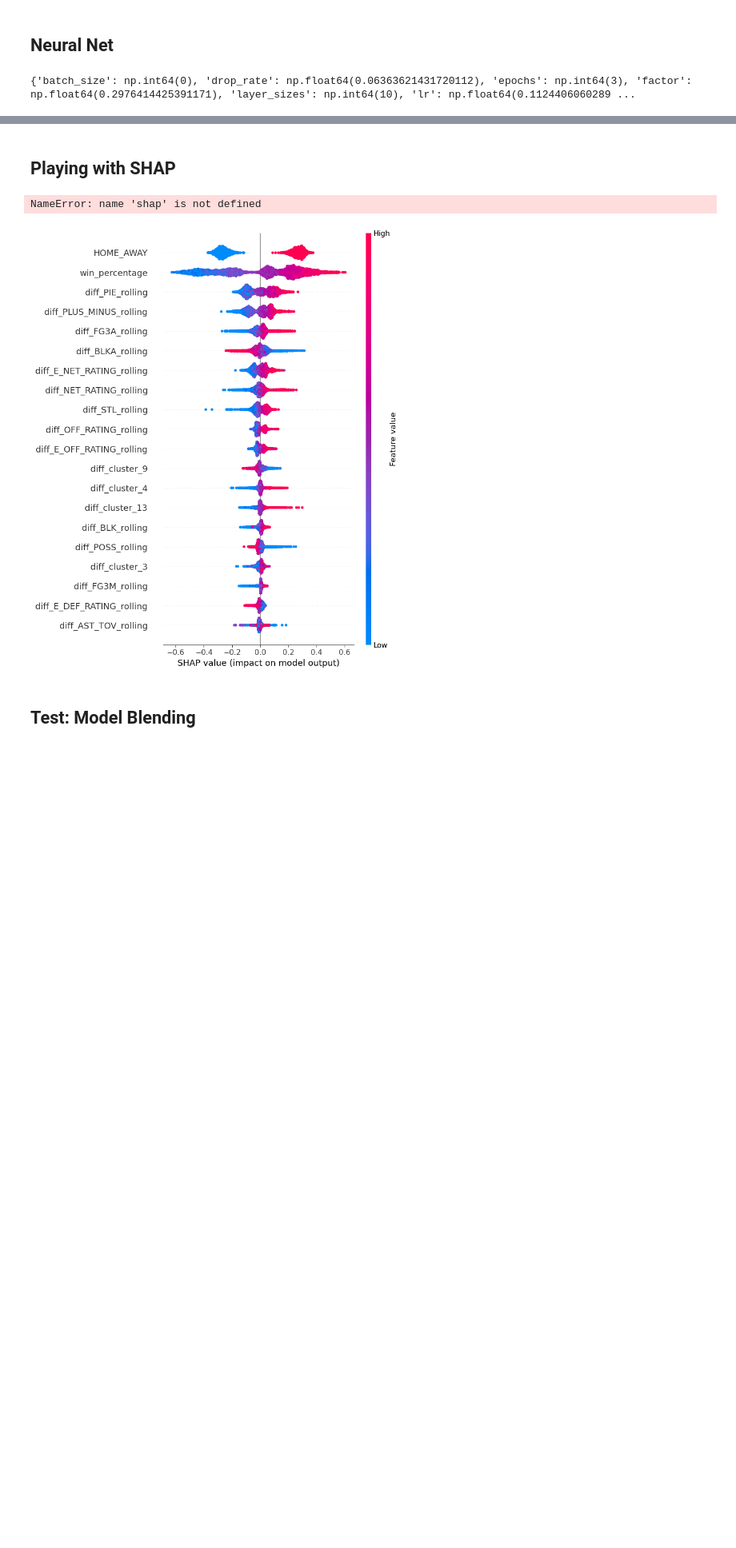
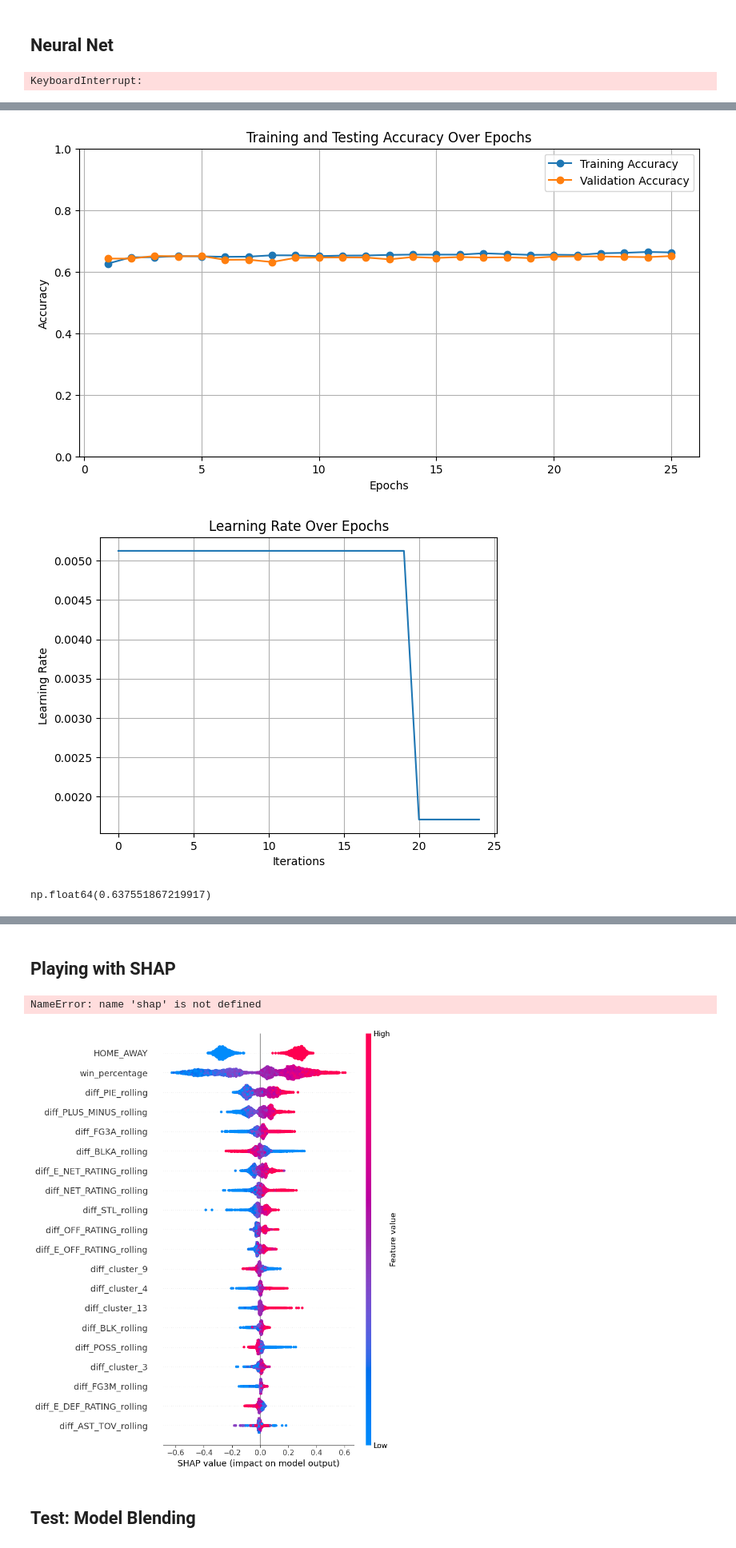
Before and after one commit to khodgema/Capstone, a Jupyter notebook: Methodology_results.ipynb, the cells around one changed output, grey strips where cells are left out. Shown at 80% size. Saved outputs shown, nothing was run; the diff lists cells and outputs as text; code cells hidden in the pictures; blank space fills up the shorter version.

```diff
--- a/Methodology_results.ipynb
+++ b/Methodology_results.ipynb
@@ -348,0 +371,4 @@ weighted avg       0.66      0.66      0.66      3747
+# %%
+log_reg = LogisticRegression(max_iter=1000, random_state=42)
+
+log_reg.fit(X_train_scaled_df_B, y_train_b)
@@ -352,14 +407,14 @@ weighted avg       0.66      0.66      0.66      3747
 param_grid = {
     'max_depth': [3,4,5,7],
     'learning_rate': [0.009,0.01,0.02],
-    'n_estimators': [100,200,300,500,800,1000],
+    'n_estimators': [100,200,300,500,800],
     'subsample': [0.6,0.7,0.8],
     'colsample_bytree': [0.6,0.7,0.8,0.9]
 }
 
 xgb_clf = xgb.XGBClassifier()
-grid_search = GridSearchCV(xgb_clf, param_grid, cv=5, scoring='accuracy', n_jobs=-1)
-grid_search.fit(X_train_scaled_df, y_train)
+grid_search = GridSearchCV(xgb_clf, param_grid, cv=5, scoring='accuracy')
+grid_search.fit(X_train_scaled_df_A, y_train_A)
 
 print("Best Parameters:", grid_search.best_params_)
 print("Best Validation Accuracy:", grid_search.best_score_)
@@ -404,0 +461,15 @@ weighted avg       0.66      0.66      0.66      3747
+# %%
+param_grid = {
+    'max_depth': [3,4,5,7,10,11],
+    'learning_rate': [0.009,0.01,0.02],
+    'n_estimators': [100,200,300,500,800],
+    'subsample': [0.6,0.7,0.8],
+    'colsample_bytree': [0.6,0.7,0.8,0.9]
+}
+
+xgb_clf = xgb.XGBClassifier()
+grid_search = GridSearchCV(xgb_clf, param_grid, cv=5, scoring='accuracy')
+grid_search.fit(X_train_scaled_df_B, y_train_b)
+
+print("Best Parameters:", grid_search.best_params_)
+print("Best Validation Accuracy:", grid_search.best_score_)
@@ -407,12 +515,12 @@ weighted avg       0.66      0.66      0.66      3747
 # %%
 #prep Data
 #convert to tensors
-X_train_tensor = torch.tensor(X_train_scaled_df.values, dtype=torch.float32)
-y_train_tensor = torch.tensor(y_train.values, dtype=torch.float32).unsqueeze(1)
-X_val_tensor = torch.tensor(X_val_scaled_df.values, dtype=torch.float32)
-y_val_tensor = torch.tensor(y_val.values, dtype=torch.float32).unsqueeze(1)
-X_test_tensor = torch.tensor(X_test_scaled_df.values, dtype=torch.float32)
-y_test_tensor = torch.tensor(y_test.values, dtype=torch.float32).unsqueeze(1)
+X_train_tensor = torch.tensor(X_train_scaled_df_B.values, dtype=torch.float32)
+y_train_tensor = torch.tensor(y_train_b.values, dtype=torch.float32).unsqueeze(1)
+X_val_tensor = torch.tensor(X_val_scaled_df_B.values, dtype=torch.float32)
+y_val_tensor = torch.tensor(y_val_b.values, dtype=torch.float32).unsqueeze(1)
+X_test_tensor = torch.tensor(X_test_scaled_df_B.values, dtype=torch.float32)
+y_test_tensor = torch.tensor(y_test_B.values, dtype=torch.float32).unsqueeze(1)
 
 # combine into tensor dataset
 train_dataset = TensorDataset(X_train_tensor, y_train_tensor)
@@ -533,21 +641,21 @@ space = {
 
 # Begin the hunt
 trials = Trials()
-best = fmin(fn=objective, space=space, algo=tpe.suggest, max_evals=600, trials=trials)
+best = fmin(fn=objective, space=space, algo=tpe.suggest, max_evals=200, trials=trials)
 
 print(best)
 # %% [output]
-{'batch_size': np.int64(0), 'drop_rate': np.float64(0.06363621431720112), 'epochs': np.int64(3), 'factor': np.float64(0.2976414425391171), 'layer_sizes': np.int64(10), 'lr': np.float64(0.1124406060289 ...
+KeyboardInterrupt:
 # %%
 # Instantiate the model, feed weights here to work with search function
-model = WinLossNet([400, 300, 150, 75, 37])
+model = WinLossNet([512, 1024, 512, 256, 128])
 
 #send to device
 model = model.to(device)
 
 # Define loss function and optimizer
 criterion = nn.BCEWithLogitsLoss()   # Combines Sigmoid + BCELoss, feeds data through sigmoid function
-optimizer = optim.Adam(model.parameters(), lr=0.0148128,weight_decay=0.006788 )#1e-5)
+optimizer = optim.Adam(model.parameters(), lr=0.0051244,weight_decay=0.000795 )#1e-5)
 
 ########even more kaden fun, let
 model, optimizer = ipex.optimize(model, optimizer=optimizer, dtype=torch.float32)
@@ -561,7 +669,7 @@ learning_rates = []
 # knobs
 epochs = 25
 #scheduler = StepLR(optimizer, step_size=17, gamma=.95)  # Change learning rate over time, different options to test
-scheduler = ReduceLROnPlateau(optimizer,patience=5,factor=0.3334,cooldown=0)
+scheduler = ReduceLROnPlateau(optimizer,patience=6,factor=0.3334,cooldown=0)
 
 for epoch in range(epochs):
     model.train()        # Training time
@@ -641,3 +749,4 @@ plt.xlabel('Iterations')
 plt.ylabel('Learning Rate')
 plt.grid(True)
 plt.show()
+# %% [output]
@@ -644,3 +770,5 @@ plt.show()
+[figure, added]
+[figure, added]
 # %%
 torch.save(model.state_dict(), 'model.pth')
 
@@ -660,6 +788,7 @@ with torch.no_grad():
         true_values.append(labels.cpu().numpy())
         predicted_values.append(outputs.cpu().numpy())
 
+
 true_values = np.concatenate(true_values)
 predicted_values = np.concatenate(predicted_values)
 
@@ -668,6 +797,11 @@ results_df = pd.DataFrame({'True_Values':true_values.flatten(),
 results_df['pred_Values_B'] = (results_df['pred_Values'] > 0.5).astype(int)
 results_df = results_df.merge(X_val_identifiers.reset_index().drop('index',axis = 1), left_index=True, right_index=True)
 results_df = results_df.merge(X_val.reset_index().drop('index',axis = 1),left_index=True, right_index=True)
+
+predicted_values = (predicted_values >= 0.5).astype(int)
+(predicted_values == true_values).mean()
+# %% [output]
+np.float64(0.637551867219917)
 # %%
 results_df['correct_prediction'] = (results_df['True_Values'] == results_df['pred_Values_B']).astype(int)
 results_df
```
Also changed, not shown: parts of 33 cells of this notebook, 1 other file.
